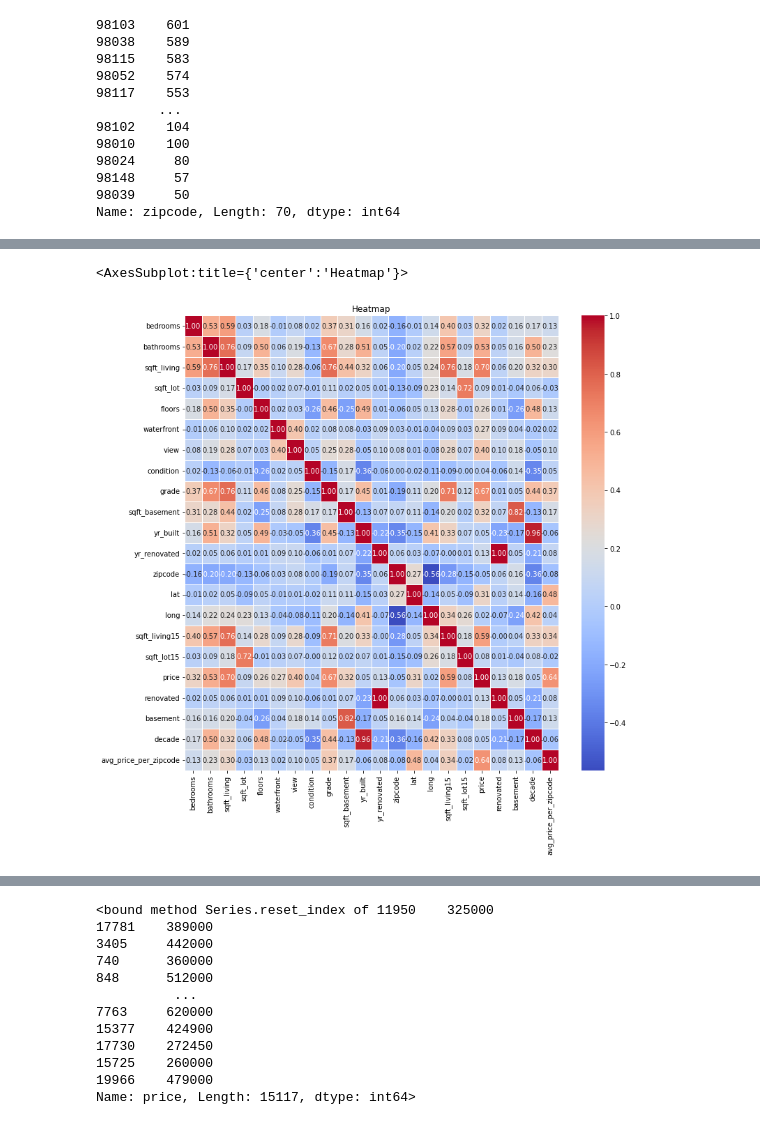
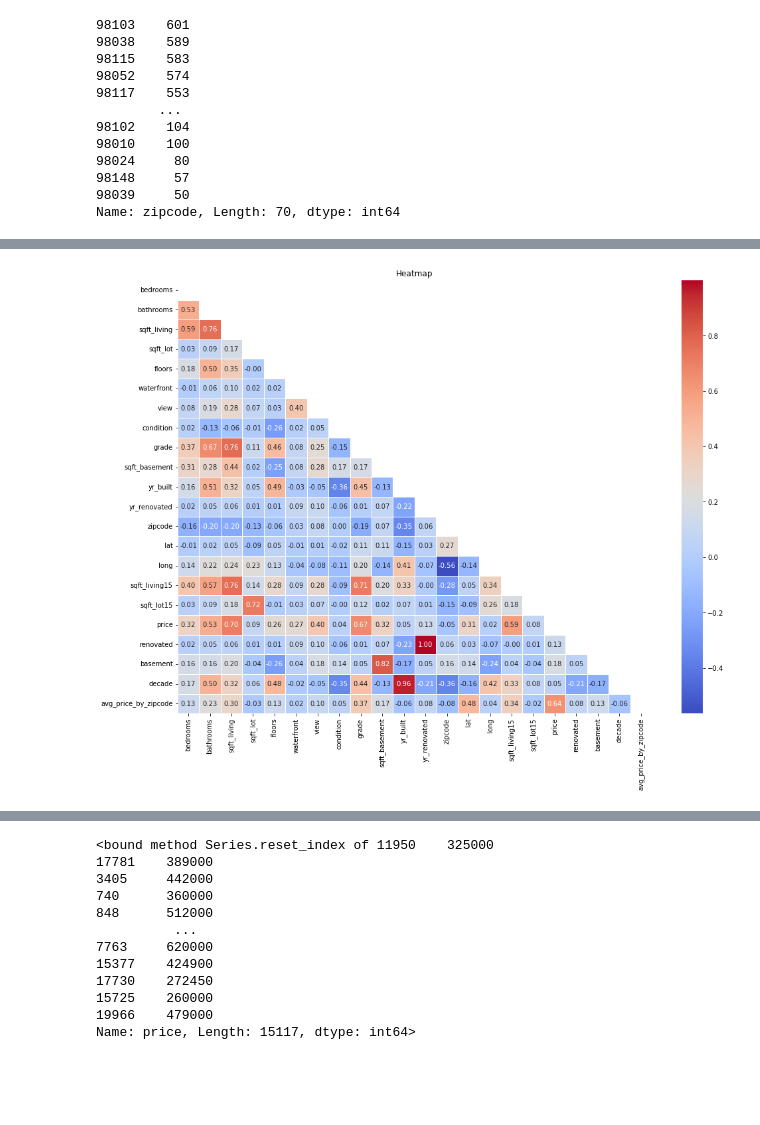
Before and after one commit to florent-zahoui/MidTermProject_IH_DA_02_22, a Jupyter notebook: MidTerm Project/Modelling.ipynb, the cells around one changed output, grey strips where cells are left out. Drawn from its saved outputs; the diff is of its cells as text; code cells hidden in the pictures; blank space fills up the shorter version.

```diff
--- a/MidTerm Project/Modelling.ipynb
+++ b/MidTerm Project/Modelling.ipynb
@@ -54,5 +54,5 @@ Name: zipcode, Length: 70, dtype: int64
 # %%
 df.drop(["Unnamed: 0"], axis = 1, inplace = True)
 # %%
-df['avg_price_per_zipcode'] = round(df.groupby(['zipcode'])['price'].transform('mean'),2)
+df['avg_price_by_zipcode'] = round(df.groupby(['zipcode'])['price'].transform('mean'),2)
 # %%
@@ -67,0 +79,3 @@ df.head()
+# %%
+avg_price_by_zipcode_labels = ["1", "2", "3", "4", "5"]
+df['avg_price_by_zipcode_binned'] = pd.qcut(df['avg_price_by_zipcode'],5, labels=avg_price_by_zipcode_labels)
@@ -120,13 +135,16 @@ correlation_matrix
 # %%
-fig5, ax = plt.subplots(figsize = (12,12))
+fig5, ax = plt.subplots(figsize = (16,12))
 
 ax.set_title("Heatmap")
 
-sns.heatmap(correlation_matrix,
-            cmap = "coolwarm",
-            linewidth = 1,
-            annot = True,
-            fmt = ".2f")
+corr = df.corr()
+
+# Getting the Upper Triangle of the co-relation matrix
+matrix = np.triu(corr)
+
+# using the upper triangle matrix as mask
+sns.heatmap(corr, cmap = "coolwarm", linewidth = 1, annot=True,  fmt = ".2f", mask=matrix)
+
+plt.show()
 # %% [output]
-<AxesSubplot:title={'center':'Heatmap'}>
-[figure, old version]
+[figure, new version]
```
Also changed, not shown: parts of 23 cells of this notebook.
